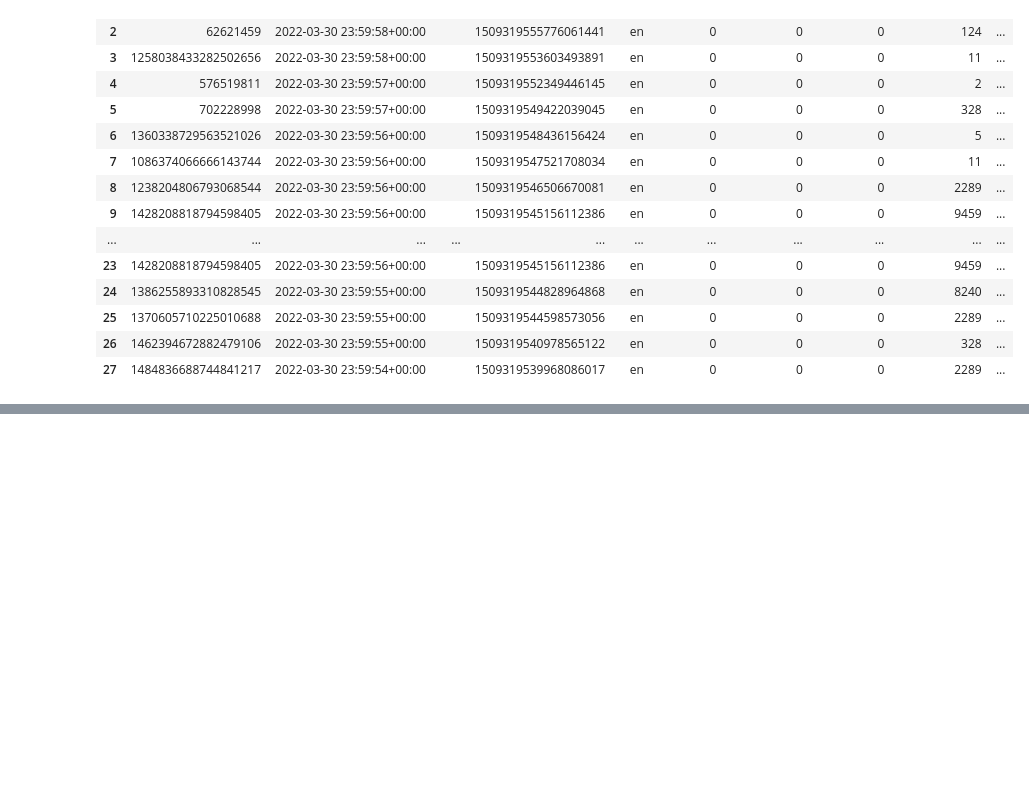
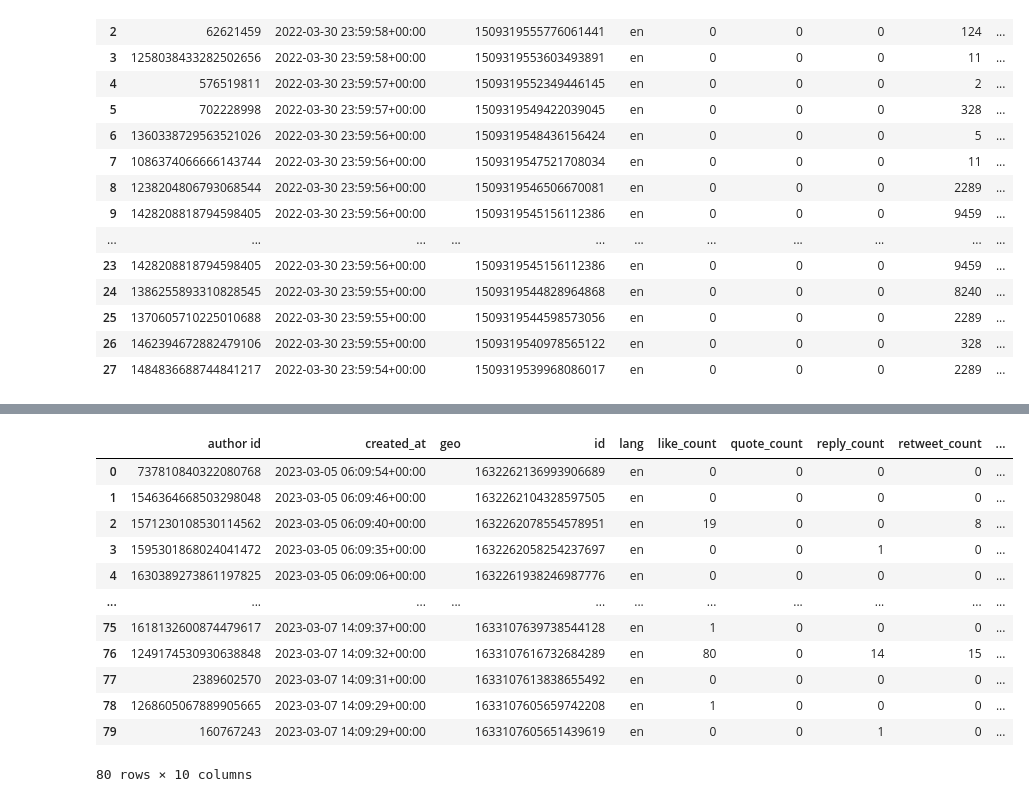
Before and after one commit to giadapi/crypto, a Jupyter notebook: notebooks/sh_230306_twitter_api_sandbox-Copy1.ipynb, the cells around one changed output, grey strips where cells are left out. Drawn from its saved outputs; the diff is of its cells as text; code cells hidden in the pictures; blank space fills up the shorter version.

```diff
--- a/notebooks/sh_230306_twitter_api_sandbox-Copy1.ipynb
+++ b/notebooks/sh_230306_twitter_api_sandbox-Copy1.ipynb
@@ -237,0 +418,17 @@ test
+# %%
+fingers_crossed = pd.read_csv("data_1.csv")
+fingers_crossed
+# %% [output]
+|  | author id | created_at | geo | id | lang | like_count | quote_count | reply_count | retweet_count | ... |
+| 0 | 737810840322080768 | 2023-03-05 06:09:54+00:00 |  | 1632262136993906689 | en | 0 | 0 | 0 | 0 | ... |
+| 1 | 1546364668503298048 | 2023-03-05 06:09:46+00:00 |  | 1632262104328597505 | en | 0 | 0 | 0 | 0 | ... |
+| 2 | 1571230108530114562 | 2023-03-05 06:09:40+00:00 |  | 1632262078554578951 | en | 19 | 0 | 0 | 8 | ... |
+| 3 | 1595301868024041472 | 2023-03-05 06:09:35+00:00 |  | 1632262058254237697 | en | 0 | 0 | 1 | 0 | ... |
+| 4 | 1630389273861197825 | 2023-03-05 06:09:06+00:00 |  | 1632261938246987776 | en | 0 | 0 | 0 | 0 | ... |
+| ... | ... | ... | ... | ... | ... | ... | ... | ... | ... | ... |
+| 75 | 1618132600874479617 | 2023-03-07 14:09:37+00:00 |  | 1633107639738544128 | en | 1 | 0 | 0 | 0 | ... |
+| 76 | 1249174530930638848 | 2023-03-07 14:09:32+00:00 |  | 1633107616732684289 | en | 80 | 0 | 14 | 15 | ... |
+| 77 | 2389602570 | 2023-03-07 14:09:31+00:00 |  | 1633107613838655492 | en | 0 | 0 | 0 | 0 | ... |
+| 78 | 1268605067889905665 | 2023-03-07 14:09:29+00:00 |  | 1633107605659742208 | en | 1 | 0 | 0 | 0 | ... |
+| 79 | 160767243 | 2023-03-07 14:09:29+00:00 |  | 1633107605651439619 | en | 0 | 0 | 1 | 0 | ... |
+80 rows × 10 columns
```
Also changed, not shown: parts of 20 cells of this notebook.
